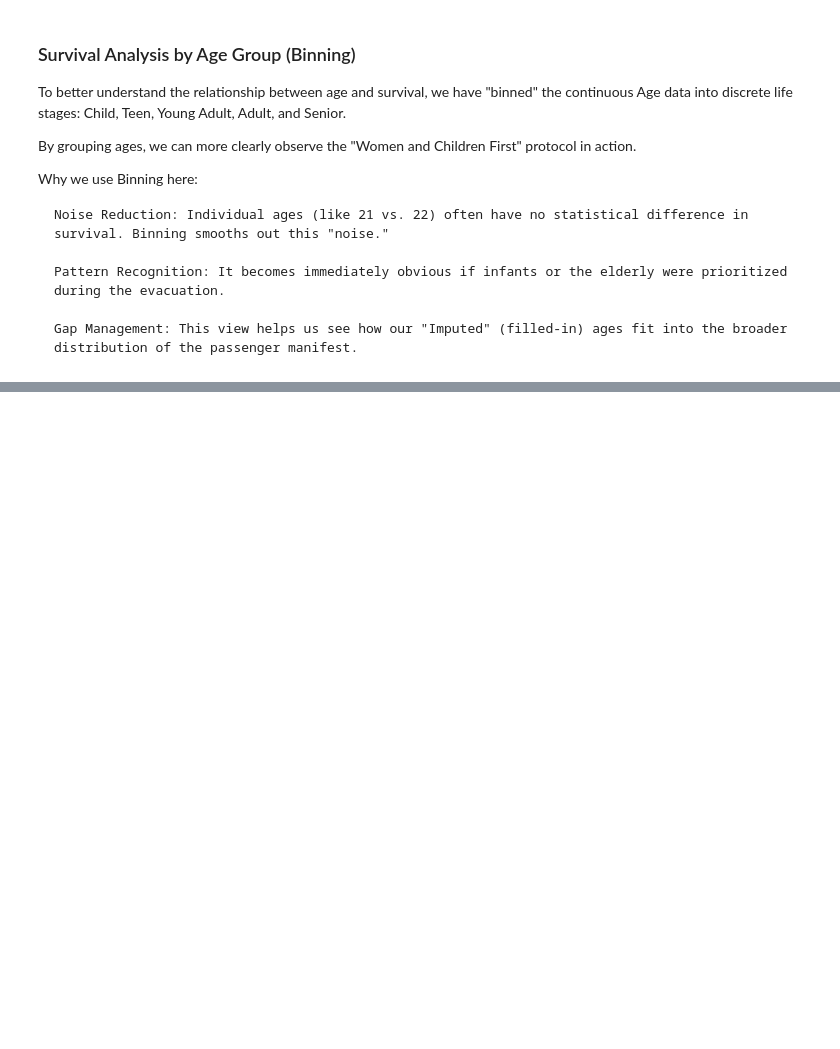
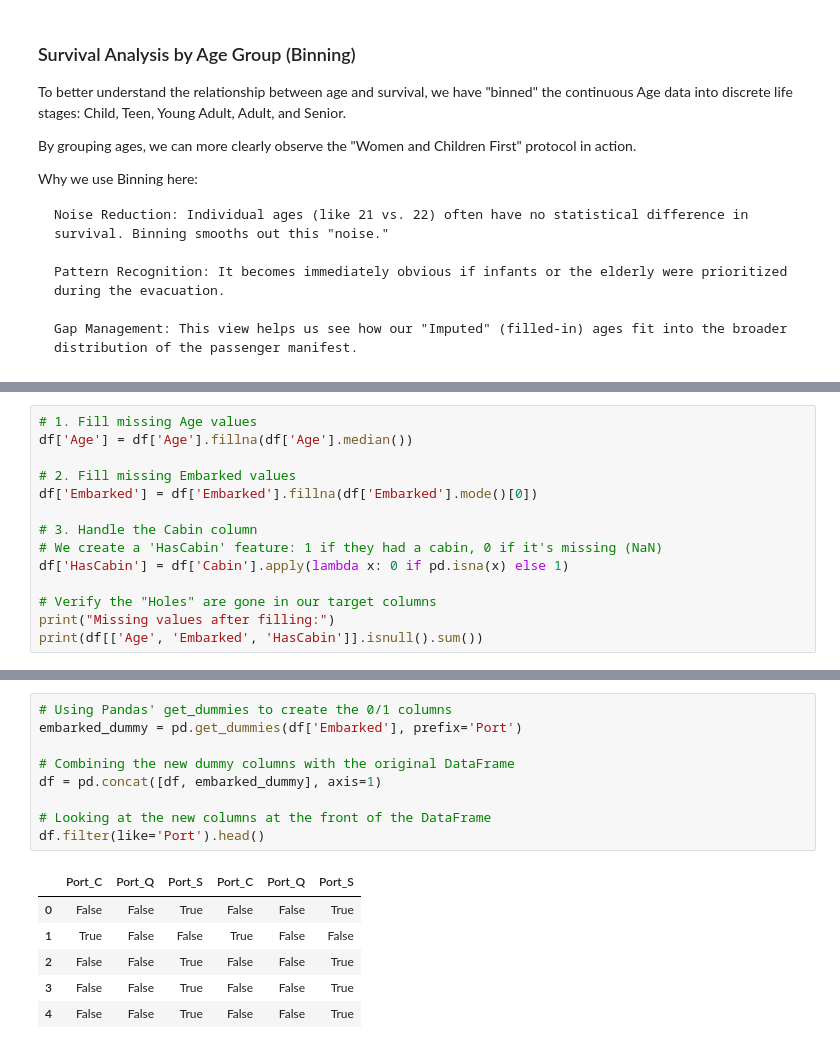
Before and after one commit to samwaseee/Machine-Learning, a Jupyter notebook: notebooks/titanic_exploration_and_cleaning.ipynb, the cells around one changed output, grey strips where cells are left out. Drawn from its saved outputs; the diff is of its cells as text; blank space fills up the shorter version.

Commit message:
missing value handling

```diff
--- a/notebooks/titanic_exploration_and_cleaning.ipynb
+++ b/notebooks/titanic_exploration_and_cleaning.ipynb
@@ -97,0 +114,14 @@ plt.show()
+# %%
+# 1. Fill missing Age values
+df['Age'] = df['Age'].fillna(df['Age'].median())
+
+# 2. Fill missing Embarked values
+df['Embarked'] = df['Embarked'].fillna(df['Embarked'].mode()[0])
+
+# 3. Handle the Cabin column
+# We create a 'HasCabin' feature: 1 if they had a cabin, 0 if it's missing (NaN)
+df['HasCabin'] = df['Cabin'].apply(lambda x: 0 if pd.isna(x) else 1)
+
+# Verify the "Holes" are gone in our target columns
+print("Missing values after filling:")
+print(df[['Age', 'Embarked', 'HasCabin']].isnull().sum())
@@ -97,0 +137,16 @@ plt.show()
+# %%
+# Using Pandas' get_dummies to create the 0/1 columns
+embarked_dummy = pd.get_dummies(df['Embarked'], prefix='Port')
+
+# Combining the new dummy columns with the original DataFrame
+df = pd.concat([df, embarked_dummy], axis=1)
+
+# Looking at the new columns at the front of the DataFrame
+df.filter(like='Port').head()
+# %% [output]
+|  | Port_C | Port_Q | Port_S | Port_C | Port_Q | Port_S |
+| 0 | False | False | True | False | False | True |
+| 1 | True | False | False | True | False | False |
+| 2 | False | False | True | False | False | True |
+| 3 | False | False | True | False | False | True |
+| 4 | False | False | True | False | False | True |
```
Also changed, not shown: parts of 12 cells of this notebook.
